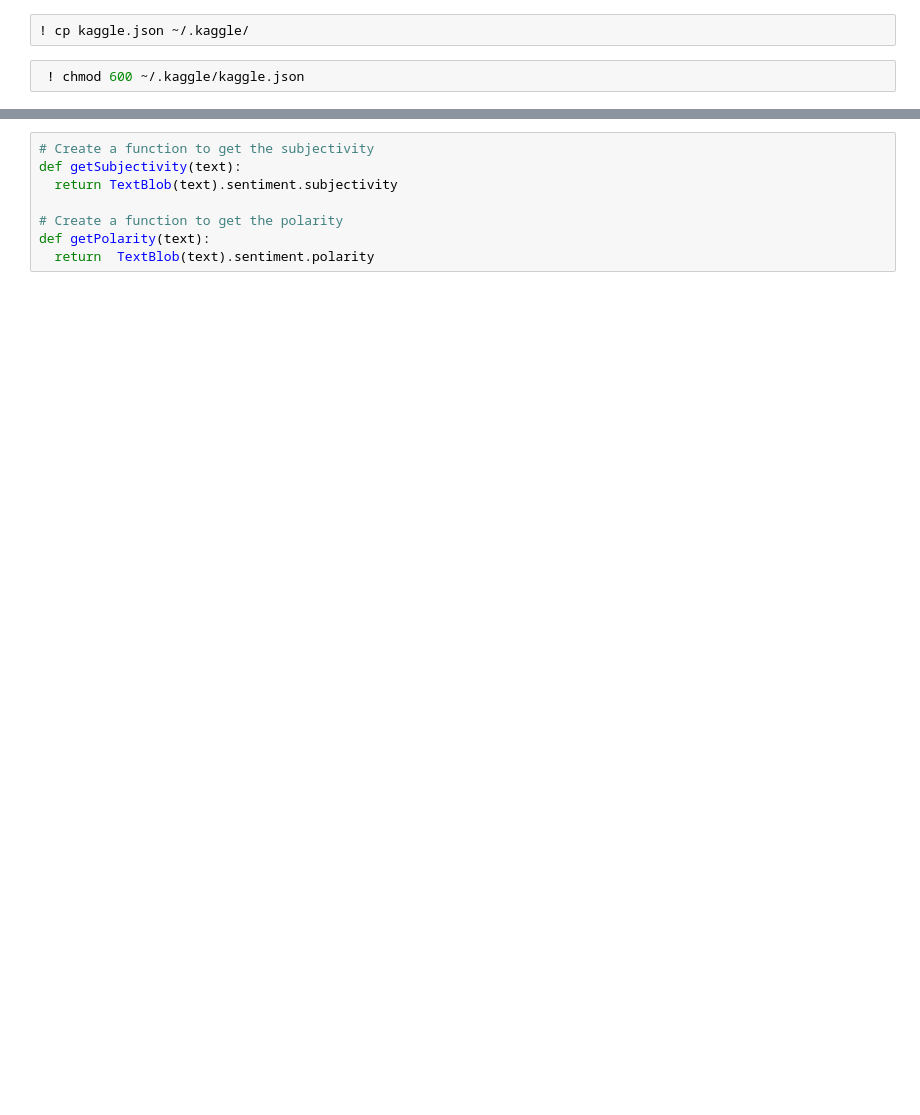
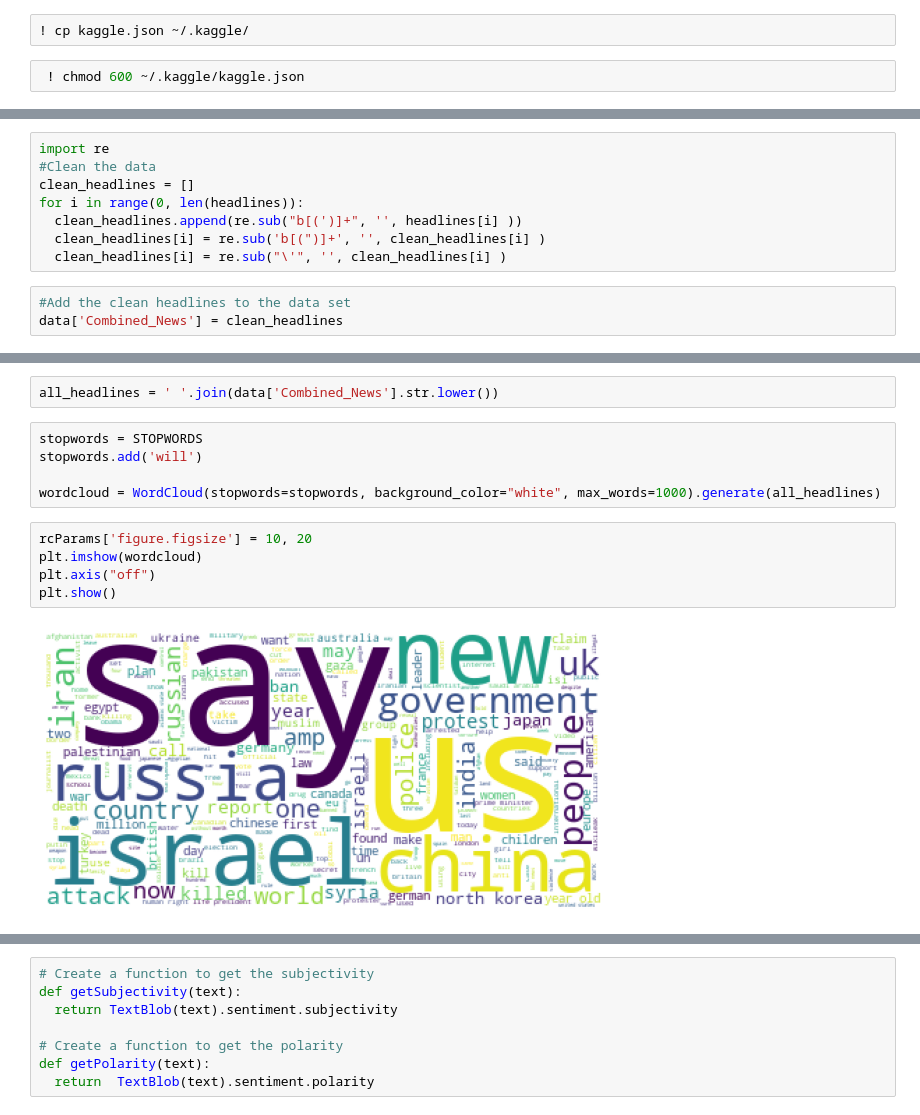
Before and after one commit to vaishalishrivastava/STOCK_MARKET_PREDICTION_USING_NUMERICAL_AND_TEXTUAL_ANALYSIS, a Jupyter notebook: STOCK_MARKET_PREDICTION_USING_NUMERICAL_AND_TEXTUAL_ANALYSIS.ipynb, the cells around one changed output, grey strips where cells are left out. Drawn from its saved outputs; the diff is of its cells as text; blank space fills up the shorter version.

```diff
--- a/STOCK_MARKET_PREDICTION_USING_NUMERICAL_AND_TEXTUAL_ANALYSIS.ipynb
+++ b/STOCK_MARKET_PREDICTION_USING_NUMERICAL_AND_TEXTUAL_ANALYSIS.ipynb
@@ -162,0 +108,11 @@ data.head()
+# %%
+import re
+#Clean the data
+clean_headlines = []
+for i in range(0, len(headlines)):
+  clean_headlines.append(re.sub("b[(')]+", '', headlines[i] ))
+  clean_headlines[i] = re.sub('b[(")]+', '', clean_headlines[i] )
+  clean_headlines[i] = re.sub("\'", '', clean_headlines[i] )
+# %%
+#Add the clean headlines to the data set
+data['Combined_News'] = clean_headlines
@@ -162,0 +168,14 @@ data.head()
+# %%
+all_headlines = ' '.join(data['Combined_News'].str.lower())
+# %%
+stopwords = STOPWORDS
+stopwords.add('will')
+
+wordcloud = WordCloud(stopwords=stopwords, background_color="white", max_words=1000).generate(all_headlines)
+# %%
+rcParams['figure.figsize'] = 10, 20
+plt.imshow(wordcloud)
+plt.axis("off")
+plt.show()
+# %% [output]
+[figure, added]
```
Also changed, not shown: parts of 124 cells of this notebook.
